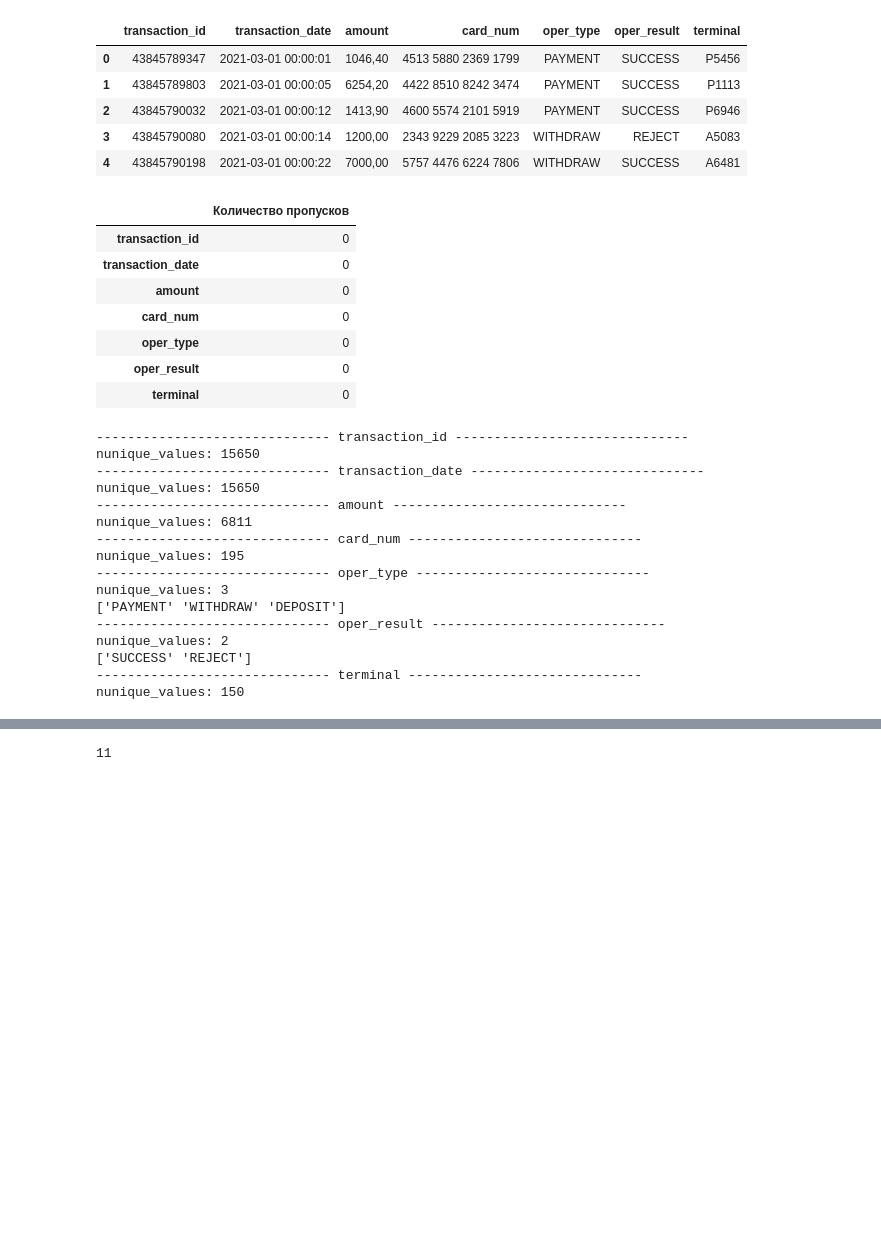
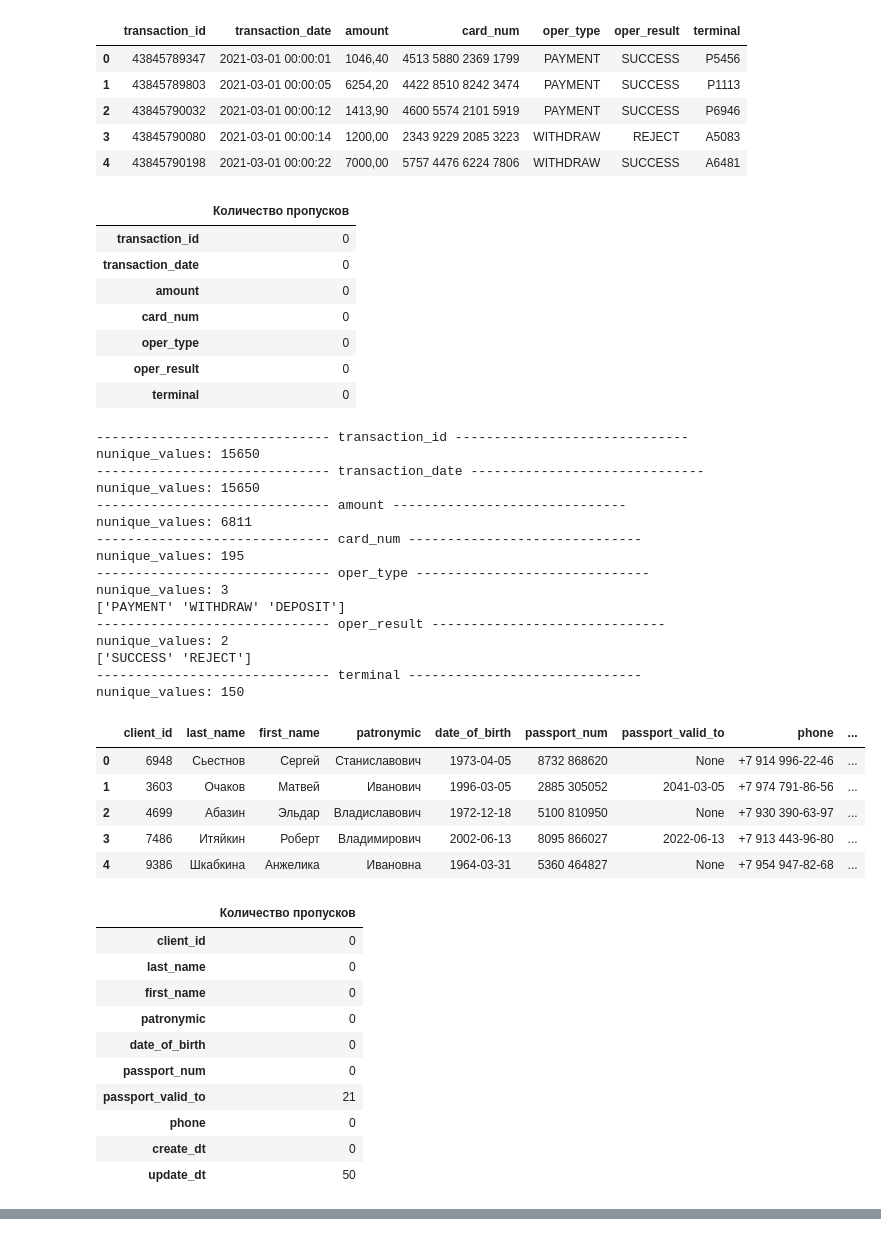
Before and after one commit to slavkostrov/hse-de-course-project, a Jupyter notebook: notebooks/eda.ipynb, the cells around one changed output, grey strips where cells are left out. Drawn from its saved outputs; the diff is of its cells as text; code cells hidden in the pictures; blank space fills up the shorter version.

```diff
--- a/notebooks/eda.ipynb
+++ b/notebooks/eda.ipynb
@@ -6,9 +1,33 @@ NA_VALUES = [""]
+# %%
+import getpass
+
+import pandas as pd
+import psycopg2
+
+DATA_PATH = globals()["_dh"][0].parent / "data"
+NA_VALUES = [""]
+
+DEFAULT_HOST = "rc1b-o3ezvcgz5072sgar.mdb.yandexcloud.net"
+DEFAULT_PORT = 6432
+DEFAULT_DB = "db"
+
+connection = psycopg2.connect(
+    database=DEFAULT_DB,
+    host=DEFAULT_HOST,
+    user="hseguest",
+    password=getpass.getpass(),
+    port=DEFAULT_PORT,
+)
 # %%
 passport_blacklist_df = pd.read_excel(DATA_PATH / "passport_blacklist_01032021.xlsx", na_values=NA_VALUES)
 terminals_df = pd.read_excel(DATA_PATH / "terminals_01032021.xlsx", na_values=NA_VALUES)
-transactions_df = pd.read_csv(DATA_PATH / "transactions_01032021.txt", delimiter=";", na_values=NA_VALUES)
+transactions_df = pd.read_csv(DATA_PATH / "transactions_01032021.txt", delimiter=";", na_values=NA_VALUES, decimal=",")
+
+clients_df = pd.read_sql("select * from info.clients", con=connection)
+cards_df = pd.read_sql("select * from info.cards", con=connection)
+accounts_df = pd.read_sql("select * from info.accounts", con=connection)
 # %%
-for df in passport_blacklist_df, terminals_df, transactions_df:
+for df in passport_blacklist_df, terminals_df, transactions_df, clients_df, cards_df, accounts_df:
     display(df.head(5))
     display(df.isna().sum().to_frame(name="Количество пропусков"))
     for column in df.columns:
@@ -59,30 +78,47 @@ nunique_values: 147
 |  | transaction_id | transaction_date | amount | card_num | oper_type | oper_result | terminal |
 | 0 | 43845789347 | 2021-03-01 00:00:01 | 1046,40 | 4513 5880 2369 1799 | PAYMENT | SUCCESS | P5456 |
 | 1 | 43845789803 | 2021-03-01 00:00:05 | 6254,20 | 4422 8510 8242 3474 | PAYMENT | SUCCESS | P1113 |
 | 2 | 43845790032 | 2021-03-01 00:00:12 | 1413,90 | 4600 5574 2101 5919 | PAYMENT | SUCCESS | P6946 |
 | 3 | 43845790080 | 2021-03-01 00:00:14 | 1200,00 | 2343 9229 2085 3223 | WITHDRAW | REJECT | A5083 |
 | 4 | 43845790198 | 2021-03-01 00:00:22 | 7000,00 | 5757 4476 6224 7806 | WITHDRAW | SUCCESS | A6481 |
 |  | Количество пропусков |
 | transaction_id | 0 |
 | transaction_date | 0 |
 | amount | 0 |
 | card_num | 0 |
 | oper_type | 0 |
 | oper_result | 0 |
 | terminal | 0 |
 ------------------------------ transaction_id ------------------------------
 nunique_values: 15650
 ------------------------------ transaction_date ------------------------------
 nunique_values: 15650
 ------------------------------ amount ------------------------------
 nunique_values: 6811
 ------------------------------ card_num ------------------------------
 nunique_values: 195
 ------------------------------ oper_type ------------------------------
 nunique_values: 3
 ['PAYMENT' 'WITHDRAW' 'DEPOSIT']
 ------------------------------ oper_result ------------------------------
 nunique_values: 2
 ['SUCCESS' 'REJECT']
 ------------------------------ terminal ------------------------------
 nunique_values: 150
+|  | client_id | last_name | first_name | patronymic | date_of_birth | passport_num | passport_valid_to | phone | ... |
+| 0 | 6948 | Сьестнов | Сергей | Станиславович | 1973-04-05 | 8732 868620 | None | +7 914 996-22-46 | ... |
+| 1 | 3603 | Очаков | Матвей | Иванович | 1996-03-05 | 2885 305052 | 2041-03-05 | +7 974 791-86-56 | ... |
+| 2 | 4699 | Абазин | Эльдар | Владиславович | 1972-12-18 | 5100 810950 | None | +7 930 390-63-97 | ... |
+| 3 | 7486 | Итяйкин | Роберт | Владимирович | 2002-06-13 | 8095 866027 | 2022-06-13 | +7 913 443-96-80 | ... |
+| 4 | 9386 | Шкабкина | Анжелика | Ивановна | 1964-03-31 | 5360 464827 | None | +7 954 947-82-68 | ... |
+|  | Количество пропусков |
+| client_id | 0 |
+| last_name | 0 |
+| first_name | 0 |
+| patronymic | 0 |
+| date_of_birth | 0 |
+| passport_num | 0 |
+| passport_valid_to | 21 |
+| phone | 0 |
+| create_dt | 0 |
+| update_dt | 50 |
@@ -89,4 +142,0 @@ nunique_values: 150
-# %%
-len("9933 106914")
-# %% [output]
-11
```
Also changed, not shown: parts of 8 cells of this notebook, 15 other files.
